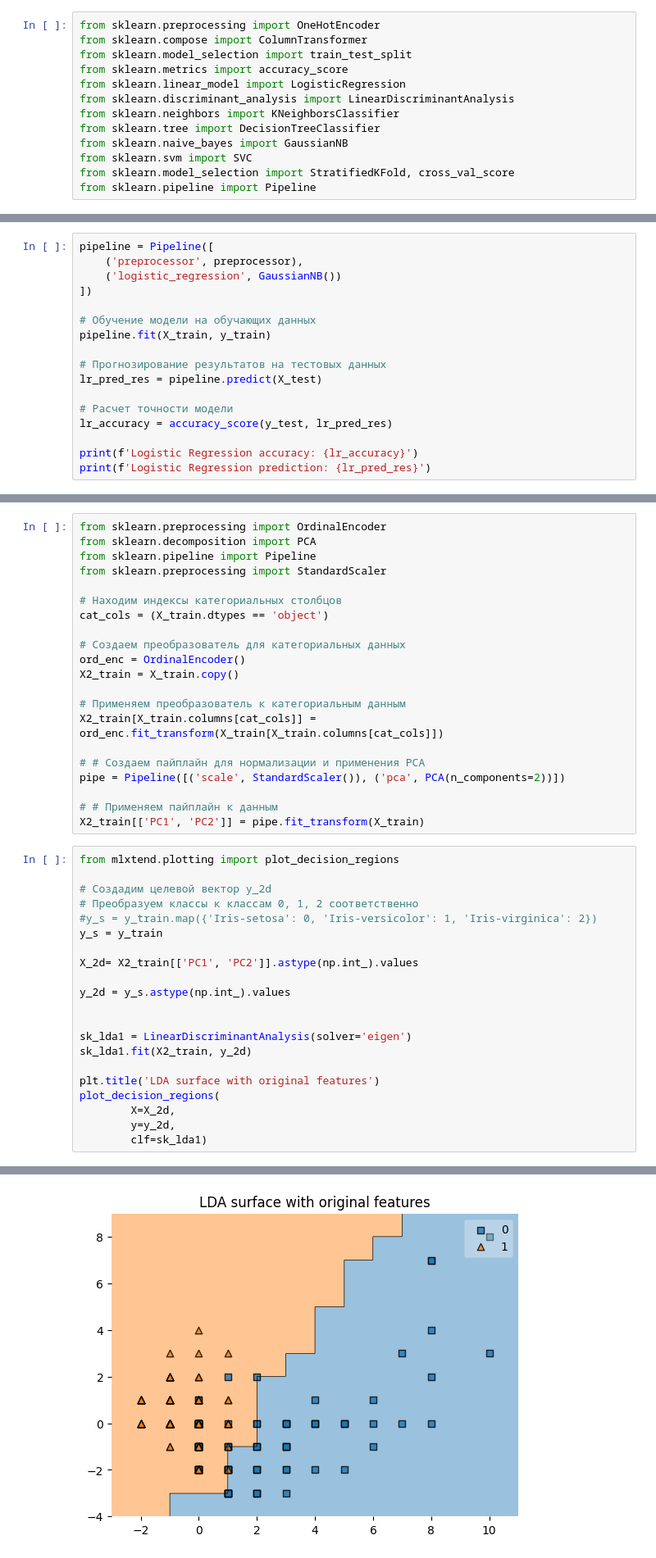
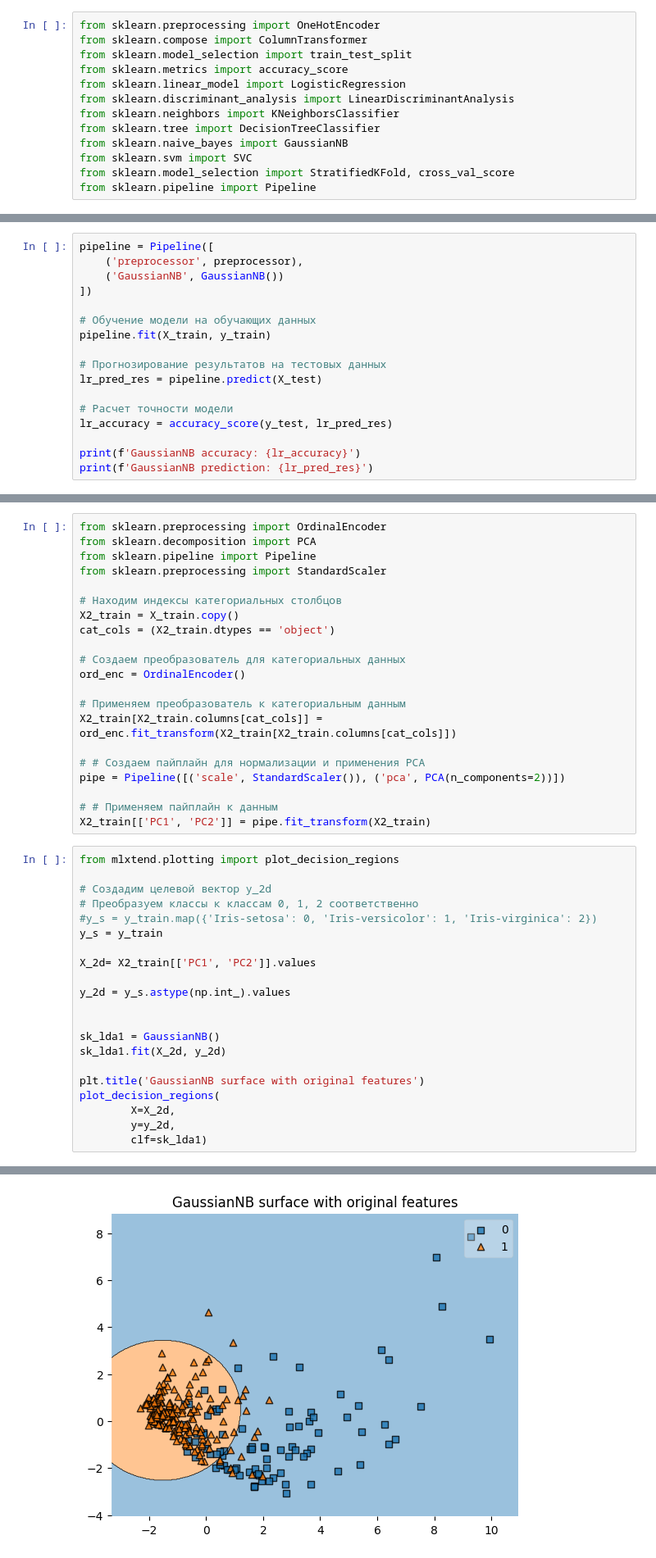
Before and after one commit to Leousov/Data_Mining, a Jupyter notebook: practice1 & 2.ipynb, the cells around one changed output, grey strips where cells are left out. Shown at 82% size. Cells and saved outputs as stored; diff of their text form.

```diff
--- a/practice1 & 2.ipynb
+++ b/practice1 & 2.ipynb
@@ -310,7 +310,7 @@ SVC: 0.919163 (0.046895)
 # %%
 pipeline = Pipeline([
     ('preprocessor', preprocessor),
-    ('logistic_regression', GaussianNB())
+    ('GaussianNB', GaussianNB())
 ])
 
 # Обучение модели на обучающих данных
@@ -322,6 +322,6 @@ lr_pred_res = pipeline.predict(X_test)
 # Расчет точности модели
 lr_accuracy = accuracy_score(y_test, lr_pred_res)
 
-print(f'Logistic Regression accuracy: {lr_accuracy}')
-print(f'Logistic Regression prediction: {lr_pred_res}')
+print(f'GaussianNB accuracy: {lr_accuracy}')
+print(f'GaussianNB prediction: {lr_pred_res}')
 # %% [output]
@@ -366,20 +340,20 @@ from sklearn.pipeline import Pipeline
 from sklearn.preprocessing import StandardScaler
 
 # Находим индексы категориальных столбцов
-cat_cols = (X_train.dtypes == 'object')
+X2_train = X_train.copy()
+cat_cols = (X2_train.dtypes == 'object')
 
 # Создаем преобразователь для категориальных данных
 ord_enc = OrdinalEncoder()
-X2_train = X_train.copy()
 
 # Применяем преобразователь к категориальным данным
-X2_train[X_train.columns[cat_cols]] = ord_enc.fit_transform(X_train[X_train.columns[cat_cols]])
+X2_train[X2_train.columns[cat_cols]] = ord_enc.fit_transform(X2_train[X2_train.columns[cat_cols]])
 
 # # Создаем пайплайн для нормализации и применения PCA
 pipe = Pipeline([('scale', StandardScaler()), ('pca', PCA(n_components=2))])
 
 # # Применяем пайплайн к данным
-X2_train[['PC1', 'PC2']] = pipe.fit_transform(X_train)
+X2_train[['PC1', 'PC2']] = pipe.fit_transform(X2_train)
 # %%
 from mlxtend.plotting import plot_decision_regions
 
@@ -388,15 +362,15 @@ from mlxtend.plotting import plot_decision_regions
 #y_s = y_train.map({'Iris-setosa': 0, 'Iris-versicolor': 1, 'Iris-virginica': 2})
 y_s = y_train
 
-X_2d= X2_train[['PC1', 'PC2']].astype(np.int_).values
+X_2d= X2_train[['PC1', 'PC2']].values
 
 y_2d = y_s.astype(np.int_).values
 
 
-sk_lda1 = LinearDiscriminantAnalysis(solver='eigen')
-sk_lda1.fit(X2_train, y_2d)
+sk_lda1 = GaussianNB()
+sk_lda1.fit(X_2d, y_2d)
 
-plt.title('LDA surface with original features')
+plt.title('GaussianNB surface with original features')
 plot_decision_regions(
     	X=X_2d,
     	y=y_2d,
@@ -406 +380 @@ plot_decision_regions(
-[figure, old version]
+[figure, new version]
```
Also changed, not shown: parts of 9 cells of this notebook, 2 other files.
